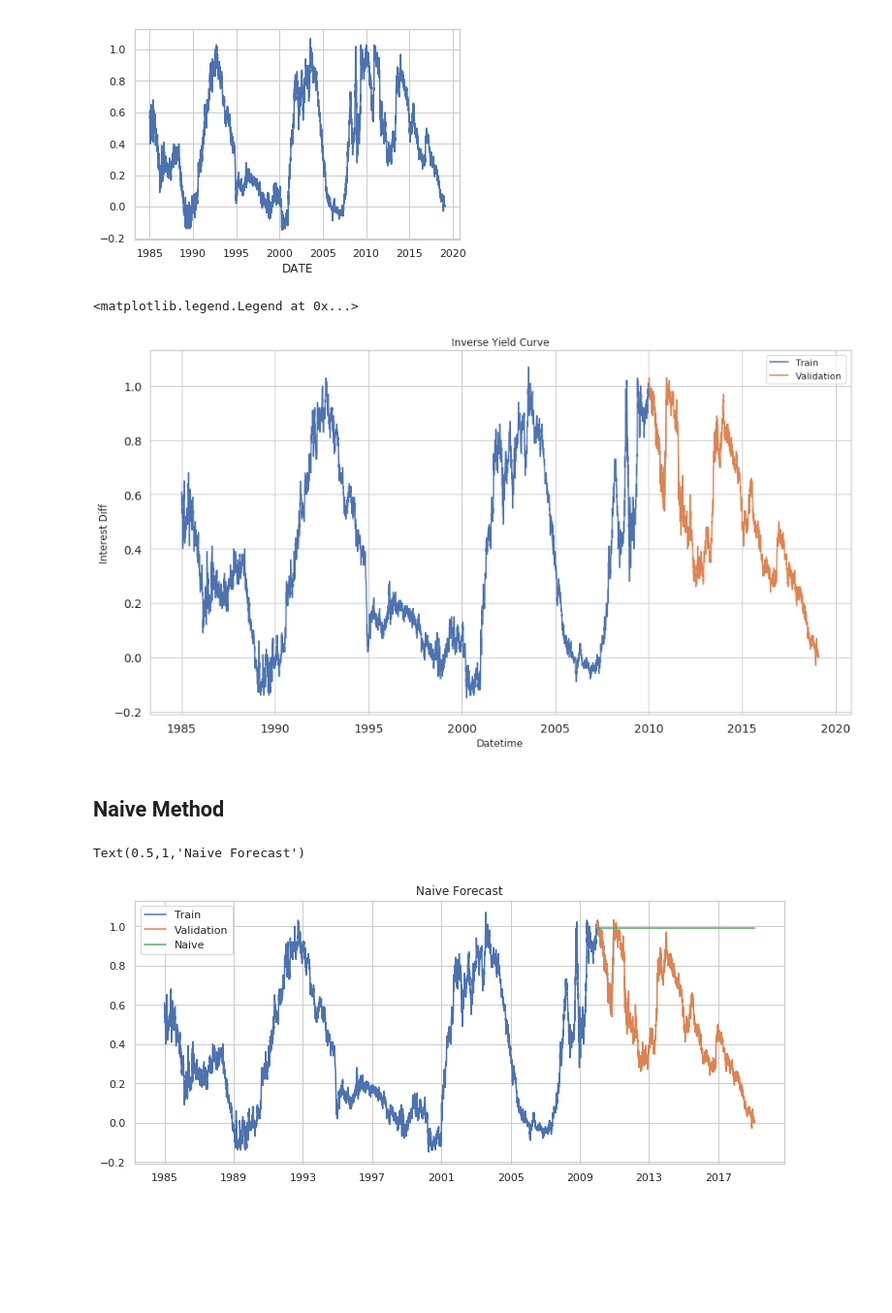
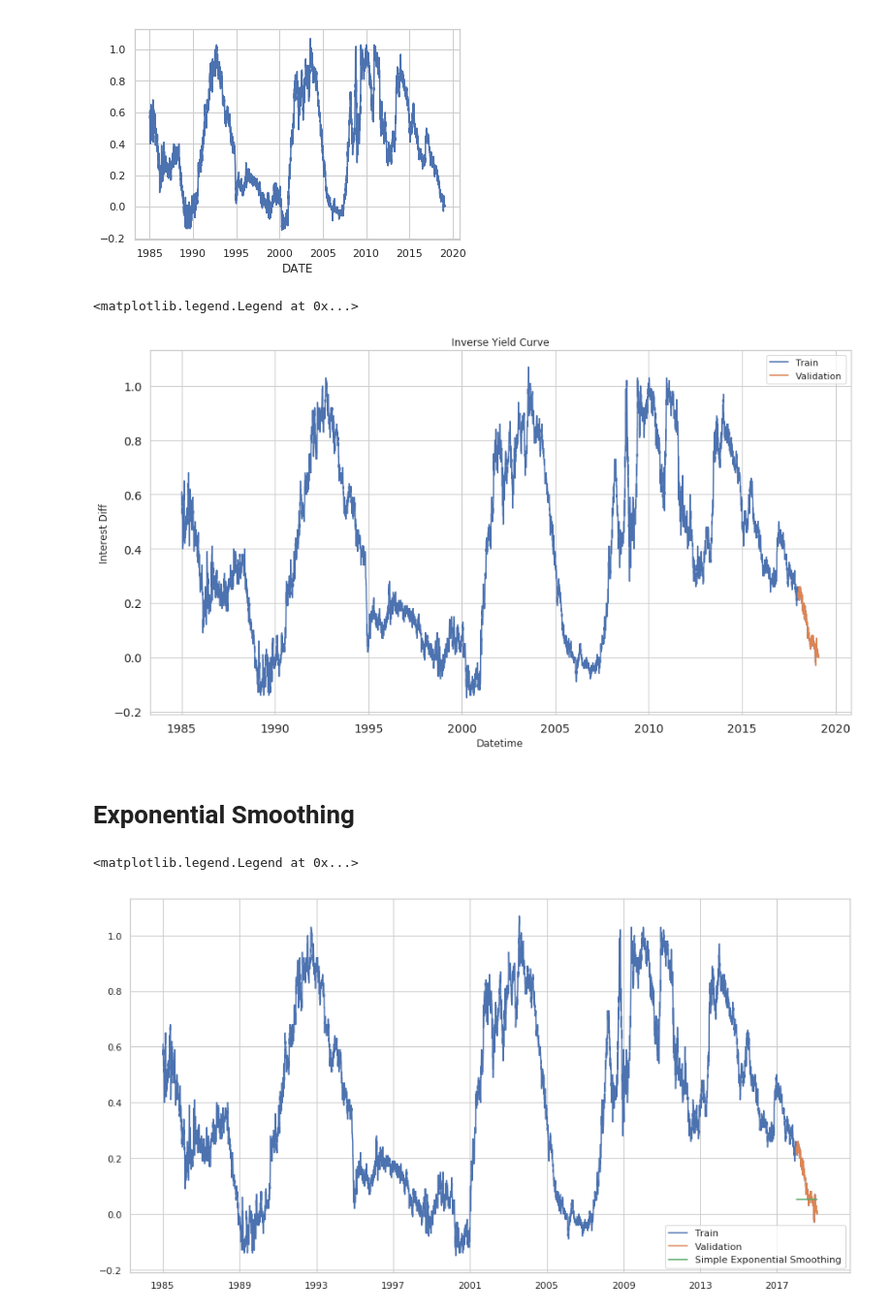
Before and after one commit to guyandtheworld/recession, a Jupyter notebook: model/Bond Analysis.ipynb, the cells around one changed output. Shown at 97% size. Cells and saved outputs as stored; diff of their text form; code cells hidden in the pictures; blank space fills up the shorter version.

```diff
--- a/model/Bond Analysis.ipynb
+++ b/model/Bond Analysis.ipynb
@@ -83,24 +72,28 @@ val = df['2010':]
+# %%
+Train = df[:'2018']
+valid = df['2018':]
 # %%
-train.DIFF.plot(figsize=(15, 8), title='Inverse Yield Curve', fontsize=14, label='Train')
-val.DIFF.plot(figsize=(15, 8), title='Inverse Yield Curve', fontsize=14, label='Validation')
+Train.DIFF.plot(figsize=(15, 8), title='Inverse Yield Curve', fontsize=14, label='Train')
+valid.DIFF.plot(figsize=(15, 8), title='Inverse Yield Curve', fontsize=14, label='Validation')
 plt.xlabel('Datetime')
 plt.ylabel('Interest Diff')
 plt.legend(loc = 'best')
 # %% [output]
 <matplotlib.legend.Legend at 0x...>
-[figure, old version]
+[figure, new version]
-# %% [markdown]
-## Naive Method
+# %% [markdown]
+# Exponential Smoothing
 # %%
-dd = np.asanyarray(train.DIFF)
-y_hat = val.copy()
-y_hat['naive'] = dd[len(dd)-1]
-plt.figure(figsize = (12,5))
-plt.plot(train.index, train['DIFF'],label = 'Train')
-plt.plot(val.index, val['DIFF'], label = 'Validation')
-plt.plot(y_hat.index, y_hat['naive'],  label = 'Naive')
+from statsmodels.tsa.api import ExponentialSmoothing,SimpleExpSmoothing, Holt
+
+y_hat = valid.copy()
+fit2 = SimpleExpSmoothing(np.asarray(Train['DIFF'])).fit(smoothing_level = 0.6,optimized = False)
+y_hat['SES'] = fit2.forecast(len(valid))
+plt.figure(figsize =(15,8))
+plt.plot(Train['DIFF'], label = 'Train')
+plt.plot(valid['DIFF'], label = 'Validation')
+plt.plot(y_hat['SES'], label = 'Simple Exponential Smoothing')
 plt.legend(loc = 'best')
-plt.title('Naive Forecast')
 # %% [output]
-Text(0.5,1,'Naive Forecast')
+<matplotlib.legend.Legend at 0x...>
-[figure, old version]
+[figure, new version]
```
Also changed, not shown: parts of 14 cells of this notebook.
